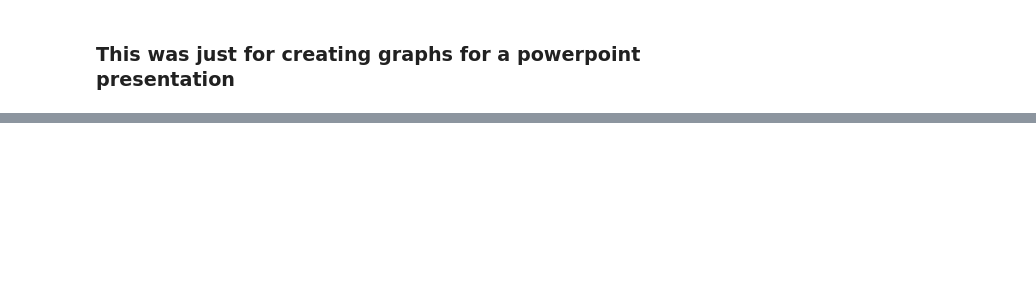
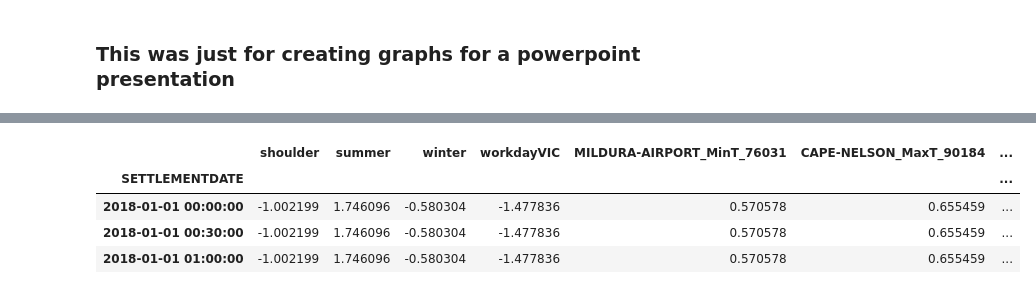
Before and after one commit to pat-hearps/elec-forecast-NEM-GA, a Jupyter notebook: Elec/modelling-analysis/SARIMAX.ipynb, the cells around one changed output, grey strips where cells are left out. Saved outputs shown, nothing was run; the diff lists cells and outputs as text; code cells hidden in the pictures; blank space fills up the shorter version.

```diff
--- a/Elec/modelling-analysis/SARIMAX.ipynb
+++ b/Elec/modelling-analysis/SARIMAX.ipynb
@@ -309,0 +290,9 @@ def test_stationarity(timeseries):
+# %%
+x_test = dfroll[dfroll.index.year == 2018].iloc[:,2:]
+x_test.head(3)
+# %% [output]
+|  | shoulder | summer | winter | workdayVIC | MILDURA-AIRPORT_MinT_76031 | CAPE-NELSON_MaxT_90184 | ... |
+| SETTLEMENTDATE |  |  |  |  |  |  | ... |
+| 2018-01-01 00:00:00 | -1.002199 | 1.746096 | -0.580304 | -1.477836 | 0.570578 | 0.655459 | ... |
+| 2018-01-01 00:30:00 | -1.002199 | 1.746096 | -0.580304 | -1.477836 | 0.570578 | 0.655459 | ... |
+| 2018-01-01 01:00:00 | -1.002199 | 1.746096 | -0.580304 | -1.477836 | 0.570578 | 0.655459 | ... |
```
Also changed, not shown: parts of 48 cells of this notebook, 1 other file.
